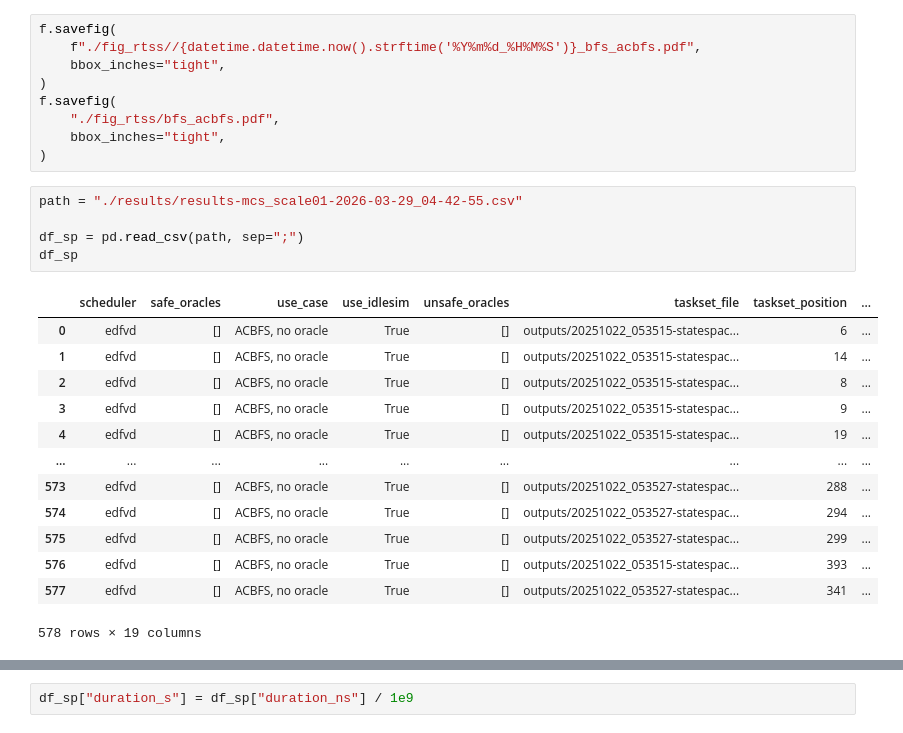
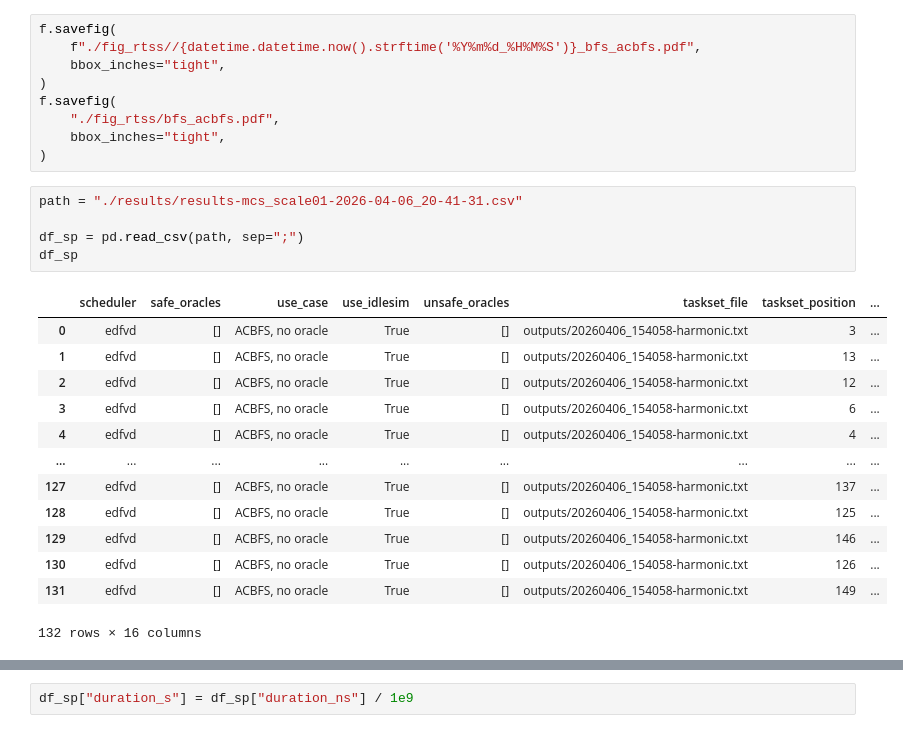
Before and after one commit to Jordan-Sun/mixed-criticality-graph-xp, a Jupyter notebook: notebooks/charts-rtss.ipynb, the cells around one changed output, grey strips where cells are left out. Cells and saved outputs as stored; diff of their text form.

```diff
--- a/notebooks/charts-rtss.ipynb
+++ b/notebooks/charts-rtss.ipynb
@@ -111,24 +127,24 @@ f.savefig(
     bbox_inches="tight",
 )
 # %%
-path = "./results/results-mcs_scale01-2026-03-29_04-42-55.csv"
+path = "./results/results-mcs_scale01-2026-04-06_20-41-31.csv"
 
 df_sp = pd.read_csv(path, sep=";")
 df_sp
 # %% [output]
 |  | scheduler | safe_oracles | use_case | use_idlesim | unsafe_oracles | taskset_file | taskset_position | ... |
-| 0 | edfvd | [] | ACBFS, no oracle | True | [] | outputs/20251022_053515-statespac... | 6 | ... |
-| 1 | edfvd | [] | ACBFS, no oracle | True | [] | outputs/20251022_053515-statespac... | 14 | ... |
-| 2 | edfvd | [] | ACBFS, no oracle | True | [] | outputs/20251022_053515-statespac... | 8 | ... |
-| 3 | edfvd | [] | ACBFS, no oracle | True | [] | outputs/20251022_053515-statespac... | 9 | ... |
-| 4 | edfvd | [] | ACBFS, no oracle | True | [] | outputs/20251022_053515-statespac... | 19 | ... |
+| 0 | edfvd | [] | ACBFS, no oracle | True | [] | outputs/20260406_154058-harmonic.txt | 3 | ... |
+| 1 | edfvd | [] | ACBFS, no oracle | True | [] | outputs/20260406_154058-harmonic.txt | 13 | ... |
+| 2 | edfvd | [] | ACBFS, no oracle | True | [] | outputs/20260406_154058-harmonic.txt | 12 | ... |
+| 3 | edfvd | [] | ACBFS, no oracle | True | [] | outputs/20260406_154058-harmonic.txt | 6 | ... |
+| 4 | edfvd | [] | ACBFS, no oracle | True | [] | outputs/20260406_154058-harmonic.txt | 4 | ... |
 | ... | ... | ... | ... | ... | ... | ... | ... | ... |
-| 573 | edfvd | [] | ACBFS, no oracle | True | [] | outputs/20251022_053527-statespac... | 288 | ... |
-| 574 | edfvd | [] | ACBFS, no oracle | True | [] | outputs/20251022_053527-statespac... | 294 | ... |
-| 575 | edfvd | [] | ACBFS, no oracle | True | [] | outputs/20251022_053527-statespac... | 299 | ... |
-| 576 | edfvd | [] | ACBFS, no oracle | True | [] | outputs/20251022_053515-statespac... | 393 | ... |
-| 577 | edfvd | [] | ACBFS, no oracle | True | [] | outputs/20251022_053527-statespac... | 341 | ... |
+| 127 | edfvd | [] | ACBFS, no oracle | True | [] | outputs/20260406_154058-harmonic.txt | 137 | ... |
+| 128 | edfvd | [] | ACBFS, no oracle | True | [] | outputs/20260406_154058-harmonic.txt | 125 | ... |
+| 129 | edfvd | [] | ACBFS, no oracle | True | [] | outputs/20260406_154058-harmonic.txt | 146 | ... |
+| 130 | edfvd | [] | ACBFS, no oracle | True | [] | outputs/20260406_154058-harmonic.txt | 126 | ... |
+| 131 | edfvd | [] | ACBFS, no oracle | True | [] | outputs/20260406_154058-harmonic.txt | 149 | ... |
-578 rows × 19 columns
+132 rows × 16 columns
 # %%
 df_sp["taskset_file"].value_counts()
 # %% [output]
```
Also changed, not shown: parts of 12 cells of this notebook, 9 other files.
